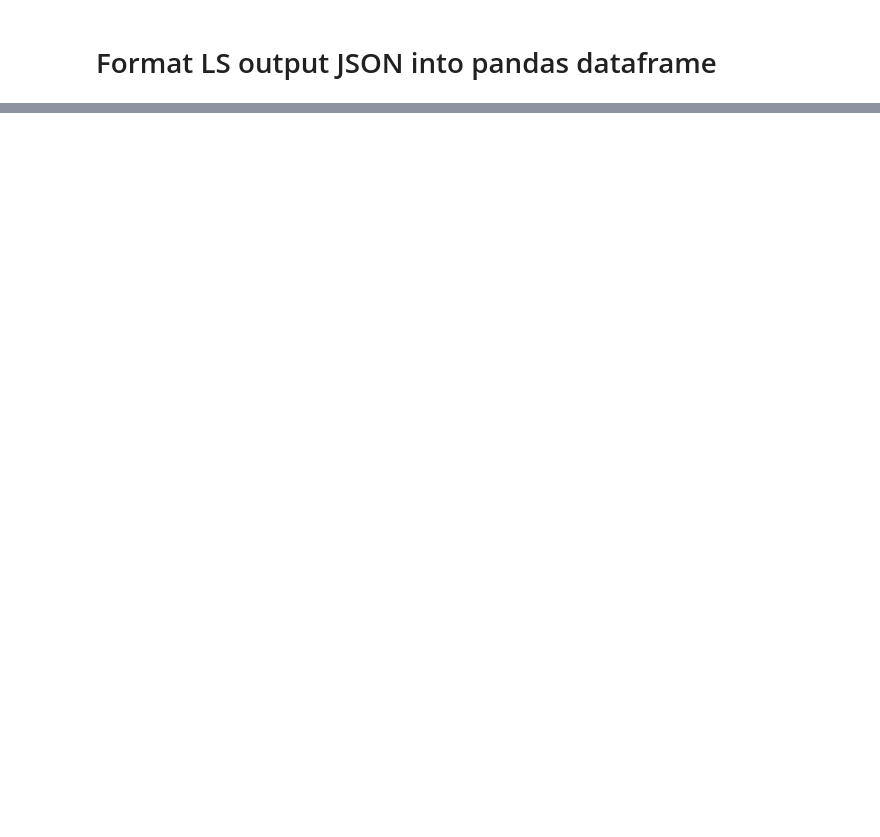
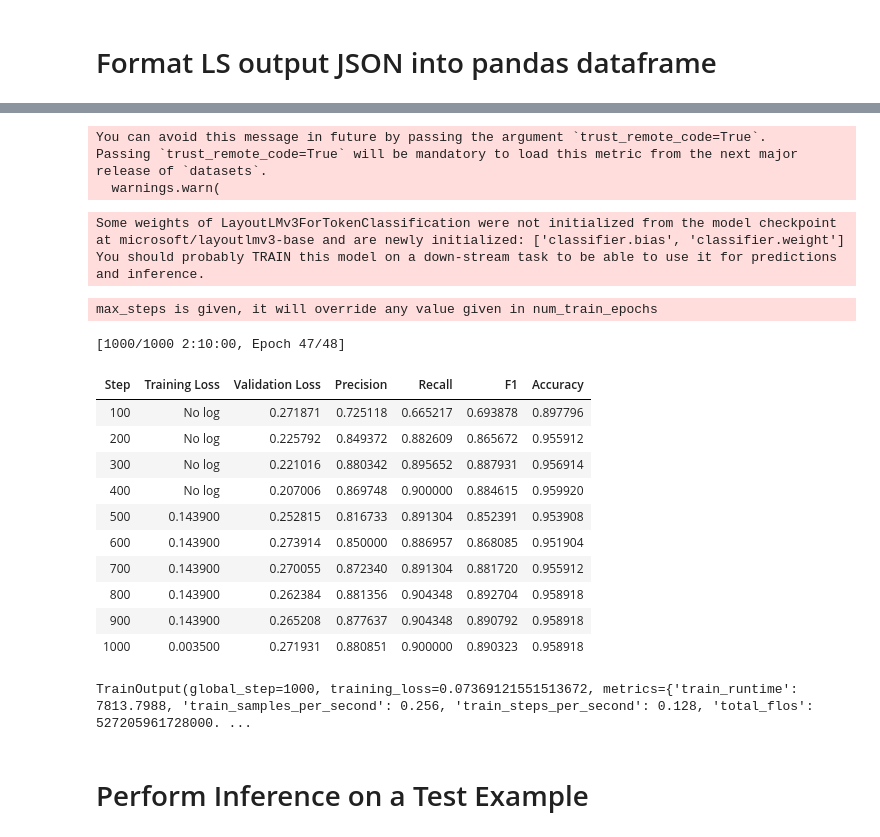
Before and after one commit to catalyst-cooperative/mozilla-sec-eia, a Jupyter notebook: notebooks/07-kl-label-studio-json-creation.ipynb, the cells around one changed output, grey strips where cells are left out. Saved outputs shown, nothing was run; the diff lists cells and outputs as text; code cells hidden in the pictures; blank space fills up the shorter version.

Commit message:
update notebooks to fine-tune layoutlm

```diff
--- a/notebooks/07-kl-label-studio-json-creation.ipynb
+++ b/notebooks/07-kl-label-studio-json-creation.ipynb
@@ -596,0 +770,6 @@ output_df[output_df.labels.notna()]
+# %%
+metric = load_metric("seqeval")
+# %% [output]
+You can avoid this message in future by passing the argument `trust_remote_code=True`.
+Passing `trust_remote_code=True` will be mandatory to load this metric from the next major release of `datasets`.
+  warnings.warn(
@@ -596,0 +811,52 @@ output_df[output_df.labels.notna()]
+# %%
+from transformers import LayoutLMv3ForTokenClassification
+
+model = LayoutLMv3ForTokenClassification.from_pretrained("microsoft/layoutlmv3-base",
+                                                         id2label=id2label,
+                                                         label2id=label2id)
+# %% [output]
+Some weights of LayoutLMv3ForTokenClassification were not initialized from the model checkpoint at microsoft/layoutlmv3-base and are newly initialized: ['classifier.bias', 'classifier.weight']
+You should probably TRAIN this model on a down-stream task to be able to use it for predictions and inference.
+# %%
+from transformers import TrainingArguments, Trainer
+
+training_args = TrainingArguments(output_dir="test",
+                                  max_steps=1000,
+                                  per_device_train_batch_size=2,
+                                  per_device_eval_batch_size=2,
+                                  learning_rate=1e-5,
+                                  evaluation_strategy="steps",
+                                  eval_steps=100,
+                                  load_best_model_at_end=True,
+                                  metric_for_best_model="f1")
+# %%
+from transformers.data.data_collator import default_data_collator
+
+# Initialize our Trainer
+trainer = Trainer(
+    model=model,
+    args=training_args,
+    train_dataset=train_dataset,
+    eval_dataset=eval_dataset,
+    tokenizer=processor,
+    data_collator=default_data_collator,
+    compute_metrics=compute_metrics,
+)
+# %% [output]
+max_steps is given, it will override any value given in num_train_epochs
+# %%
+trainer.train()
+# %% [output]
+[1000/1000 2:10:00, Epoch 47/48]
+| Step | Training Loss | Validation Loss | Precision | Recall | F1 | Accuracy |
+| 100 | No log | 0.271871 | 0.725118 | 0.665217 | 0.693878 | 0.897796 |
+| 200 | No log | 0.225792 | 0.849372 | 0.882609 | 0.865672 | 0.955912 |
+| 300 | No log | 0.221016 | 0.880342 | 0.895652 | 0.887931 | 0.956914 |
+| 400 | No log | 0.207006 | 0.869748 | 0.900000 | 0.884615 | 0.959920 |
+| 500 | 0.143900 | 0.252815 | 0.816733 | 0.891304 | 0.852391 | 0.953908 |
+| 600 | 0.143900 | 0.273914 | 0.850000 | 0.886957 | 0.868085 | 0.951904 |
+| 700 | 0.143900 | 0.270055 | 0.872340 | 0.891304 | 0.881720 | 0.955912 |
+| 800 | 0.143900 | 0.262384 | 0.881356 | 0.904348 | 0.892704 | 0.958918 |
+| 900 | 0.143900 | 0.265208 | 0.877637 | 0.904348 | 0.890792 | 0.958918 |
+| 1000 | 0.003500 | 0.271931 | 0.880851 | 0.900000 | 0.890323 | 0.958918 |
+TrainOutput(global_step=1000, training_loss=0.07369121551513672, metrics={'train_runtime': 7813.7988, 'train_samples_per_second': 0.256, 'train_steps_per_second': 0.128, 'total_flos': 527205961728000. ...
@@ -596,0 +870,2 @@ output_df[output_df.labels.notna()]
+# %% [markdown]
+# Perform Inference on a Test Example
```
Also changed, not shown: parts of 54 cells of this notebook, 1 other file.
